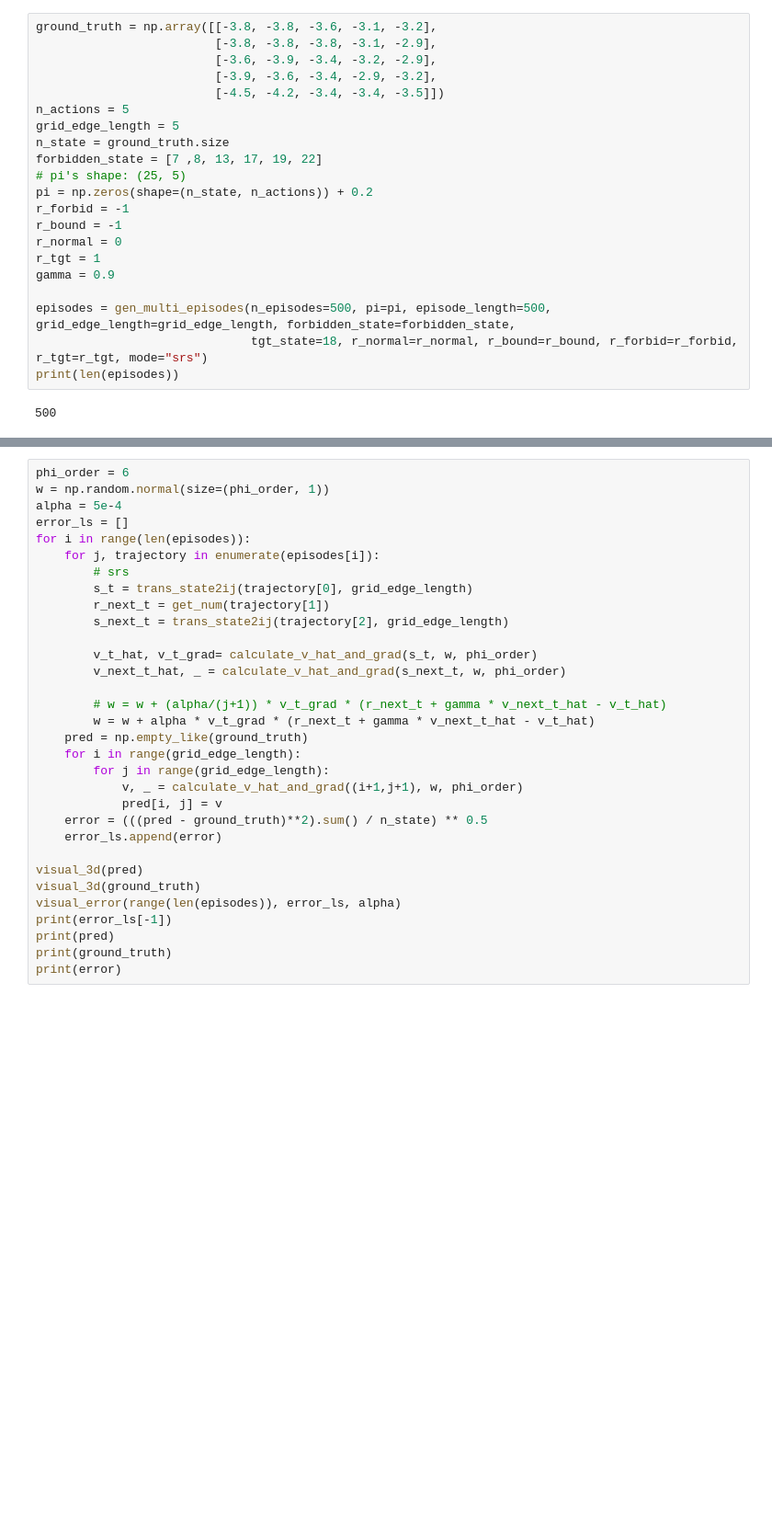
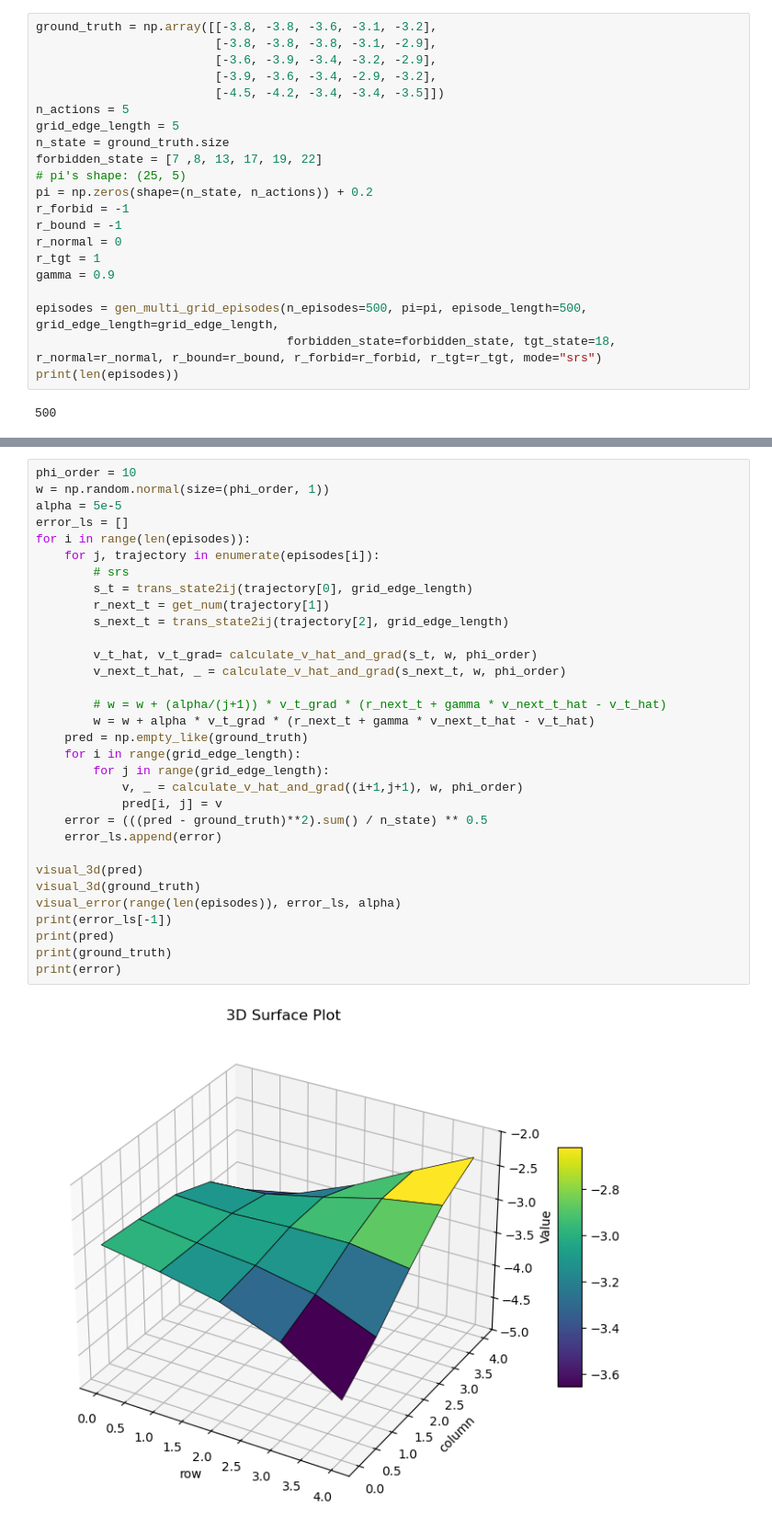
Before and after one commit to Wyn09/rl_test, a Jupyter notebook: TD_linear.ipynb, the cells around one changed output, grey strips where cells are left out. Shown at 92% size. Drawn from its saved outputs; the diff is of its cells as text; blank space fills up the shorter version.

```diff
--- a/TD_linear.ipynb
+++ b/TD_linear.ipynb
@@ -24,8 +26,8 @@ r_normal = 0
 r_tgt = 1
 gamma = 0.9
 
-episodes = gen_multi_episodes(n_episodes=500, pi=pi, episode_length=500, grid_edge_length=grid_edge_length, forbidden_state=forbidden_state,
-                              tgt_state=18, r_normal=r_normal, r_bound=r_bound, r_forbid=r_forbid, r_tgt=r_tgt, mode="srs")
+episodes = gen_multi_grid_episodes(n_episodes=500, pi=pi, episode_length=500, grid_edge_length=grid_edge_length,
+                                   forbidden_state=forbidden_state, tgt_state=18, r_normal=r_normal, r_bound=r_bound, r_forbid=r_forbid, r_tgt=r_tgt, mode="srs")
 print(len(episodes))
 # %% [output]
 500
@@ -102,35 +104,36 @@ def visual_error(x, y, alpha):
     ax.legend()
     plt.show()
 # %%
-phi_order = 6
+phi_order = 10
 w = np.random.normal(size=(phi_order, 1))
-alpha = 5e-4
+alpha = 5e-5
 error_ls = []
 for i in range(len(episodes)):
     for j, trajectory in enumerate(episodes[i]):
         # srs
         s_t = trans_state2ij(trajectory[0], grid_edge_length)
         r_next_t = get_num(trajectory[1])
         s_next_t = trans_state2ij(trajectory[2], grid_edge_length)
 
         v_t_hat, v_t_grad= calculate_v_hat_and_grad(s_t, w, phi_order)
         v_next_t_hat, _ = calculate_v_hat_and_grad(s_next_t, w, phi_order)
 
         # w = w + (alpha/(j+1)) * v_t_grad * (r_next_t + gamma * v_next_t_hat - v_t_hat)
         w = w + alpha * v_t_grad * (r_next_t + gamma * v_next_t_hat - v_t_hat)
     pred = np.empty_like(ground_truth)
     for i in range(grid_edge_length):
         for j in range(grid_edge_length):
             v, _ = calculate_v_hat_and_grad((i+1,j+1), w, phi_order)
             pred[i, j] = v
     error = (((pred - ground_truth)**2).sum() / n_state) ** 0.5
     error_ls.append(error)
 
 visual_3d(pred)
 visual_3d(ground_truth)
 visual_error(range(len(episodes)), error_ls, alpha)
 print(error_ls[-1])
 print(pred)
 print(ground_truth)
 print(error)
 # %% [output]
+[figure, added]
```
Also changed, not shown: parts of 3 cells of this notebook, 5 other files.
